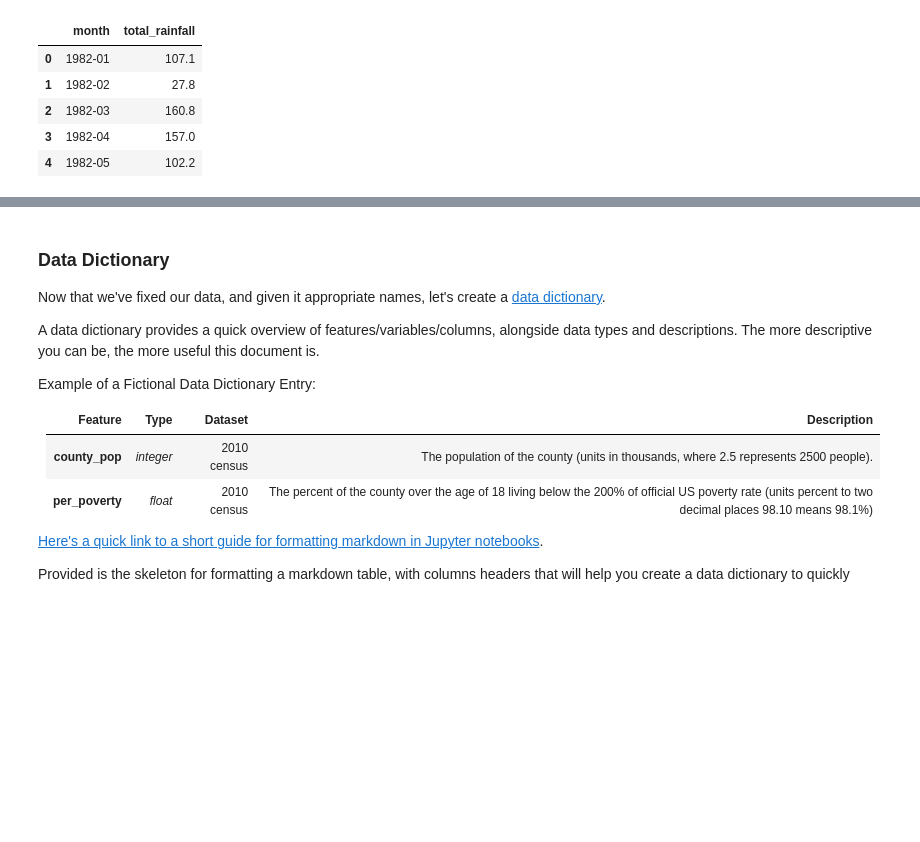
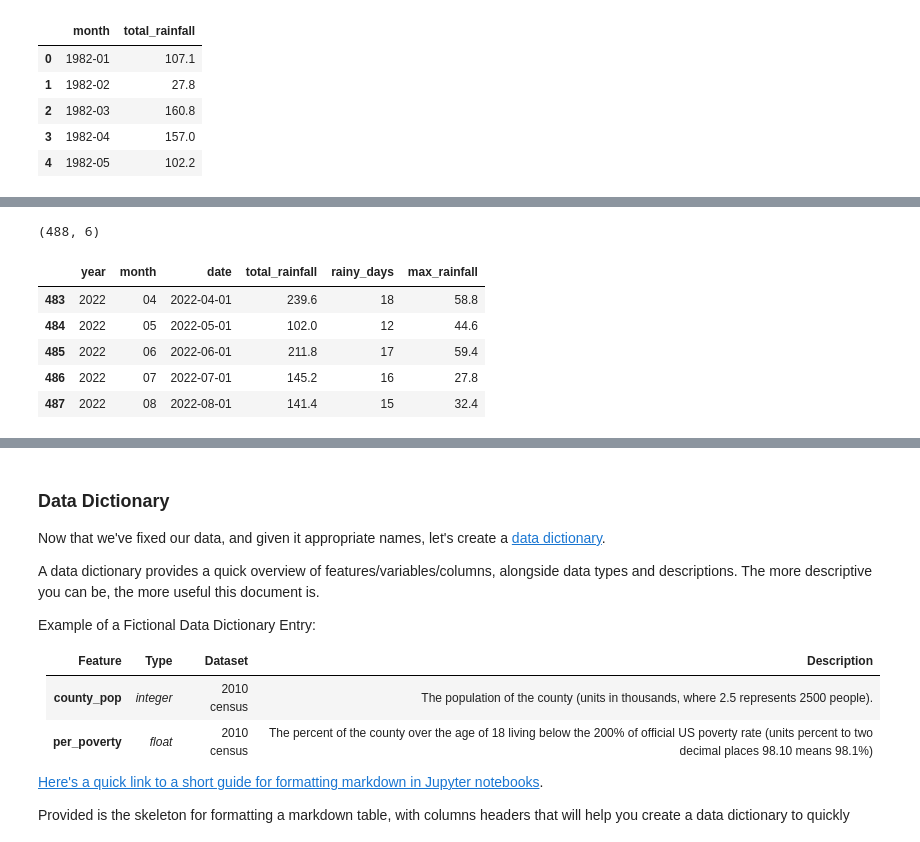
Before and after one commit to lishing/ga_project1_dsif9, a Jupyter notebook: code/starter-code.ipynb, the cells around one changed output, grey strips where cells are left out. Saved outputs shown, nothing was run; the diff lists cells and outputs as text; code cells hidden in the pictures; blank space fills up the shorter version.

```diff
--- a/code/starter-code.ipynb
+++ b/code/starter-code.ipynb
@@ -306,0 +430,13 @@ memory usage: 22.9 KB
+# %%
+merged_df.shape
+# %% [output]
+(488, 6)
+# %%
+merged_df.tail()
+# %% [output]
+|  | year | month | date | total_rainfall | rainy_days | max_rainfall |
+| 483 | 2022 | 04 | 2022-04-01 | 239.6 | 18 | 58.8 |
+| 484 | 2022 | 05 | 2022-05-01 | 102.0 | 12 | 44.6 |
+| 485 | 2022 | 06 | 2022-06-01 | 211.8 | 17 | 59.4 |
+| 486 | 2022 | 07 | 2022-07-01 | 145.2 | 16 | 27.8 |
+| 487 | 2022 | 08 | 2022-08-01 | 141.4 | 15 | 32.4 |
```
Also changed, not shown: parts of 73 cells of this notebook, 12 other files.
